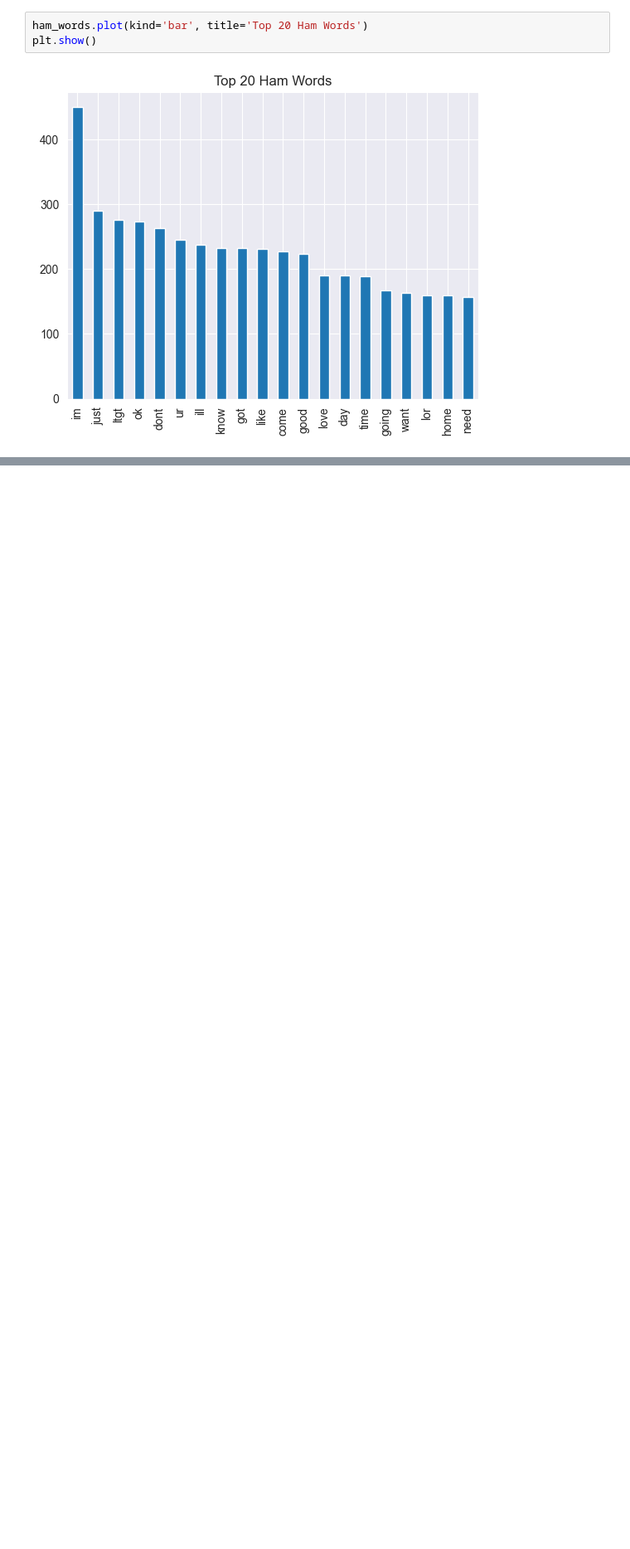
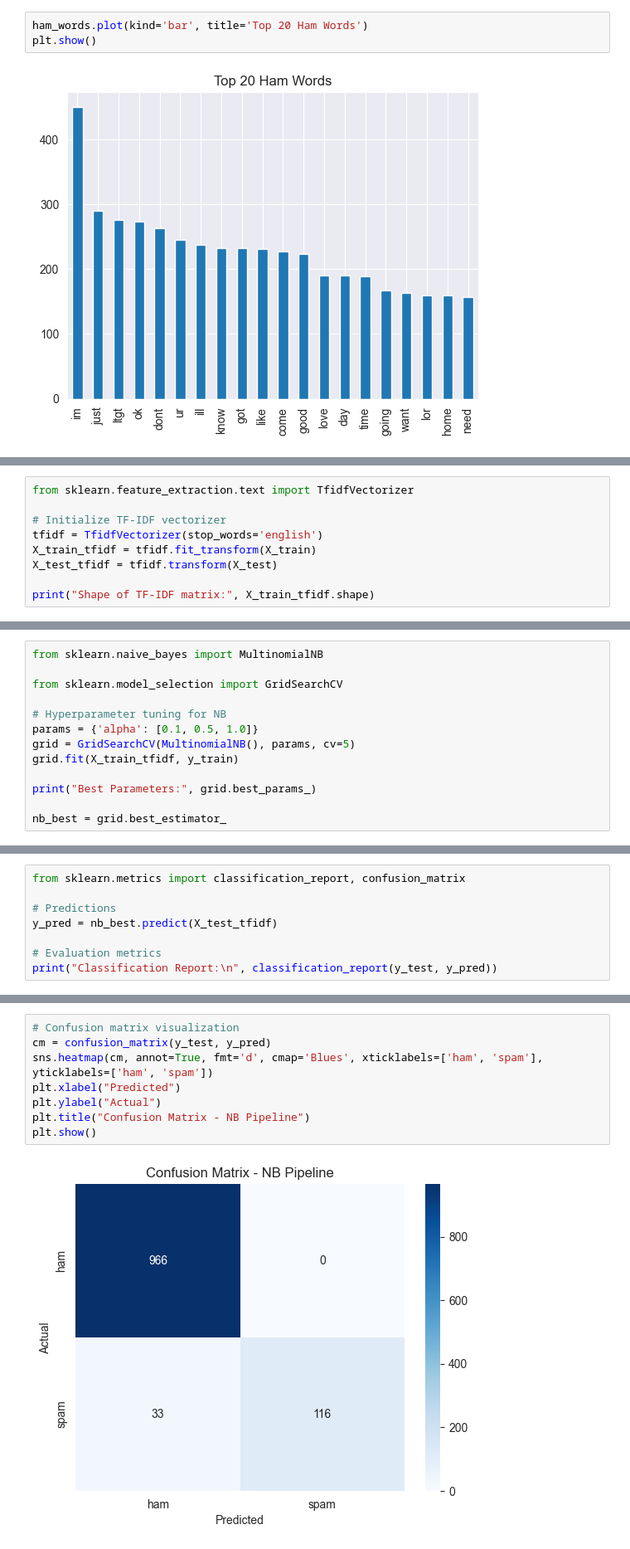
Before and after one commit to milenkirilov888/ce4145-natural-language-processing, a Jupyter notebook: coursework.ipynb, the cells around one changed output, grey strips where cells are left out. Shown at 83% size. Drawn from its saved outputs; the diff is of its cells as text; blank space fills up the shorter version.

```diff
--- a/coursework.ipynb
+++ b/coursework.ipynb
@@ -165,0 +196,9 @@ plt.show()
+# %%
+from sklearn.feature_extraction.text import TfidfVectorizer
+
+# Initialize TF-IDF vectorizer
+tfidf = TfidfVectorizer(stop_words='english')
+X_train_tfidf = tfidf.fit_transform(X_train)
+X_test_tfidf = tfidf.transform(X_test)
+
+print("Shape of TF-IDF matrix:", X_train_tfidf.shape)
@@ -165,0 +207,13 @@ plt.show()
+# %%
+from sklearn.naive_bayes import MultinomialNB
+
+from sklearn.model_selection import GridSearchCV
+
+# Hyperparameter tuning for NB
+params = {'alpha': [0.1, 0.5, 1.0]}
+grid = GridSearchCV(MultinomialNB(), params, cv=5)
+grid.fit(X_train_tfidf, y_train)
+
+print("Best Parameters:", grid.best_params_)
+
+nb_best = grid.best_estimator_
@@ -165,0 +234,8 @@ plt.show()
+# %%
+from sklearn.metrics import classification_report, confusion_matrix
+
+# Predictions
+y_pred = nb_best.predict(X_test_tfidf)
+
+# Evaluation metrics
+print("Classification Report:\n", classification_report(y_test, y_pred))
@@ -165,0 +254,10 @@ plt.show()
+# %%
+# Confusion matrix visualization
+cm = confusion_matrix(y_test, y_pred)
+sns.heatmap(cm, annot=True, fmt='d', cmap='Blues', xticklabels=['ham', 'spam'], yticklabels=['ham', 'spam'])
+plt.xlabel("Predicted")
+plt.ylabel("Actual")
+plt.title("Confusion Matrix - NB Pipeline")
+plt.show()
+# %% [output]
+[figure, added]
```
Also changed, not shown: parts of 23 cells of this notebook, 2 other files.
